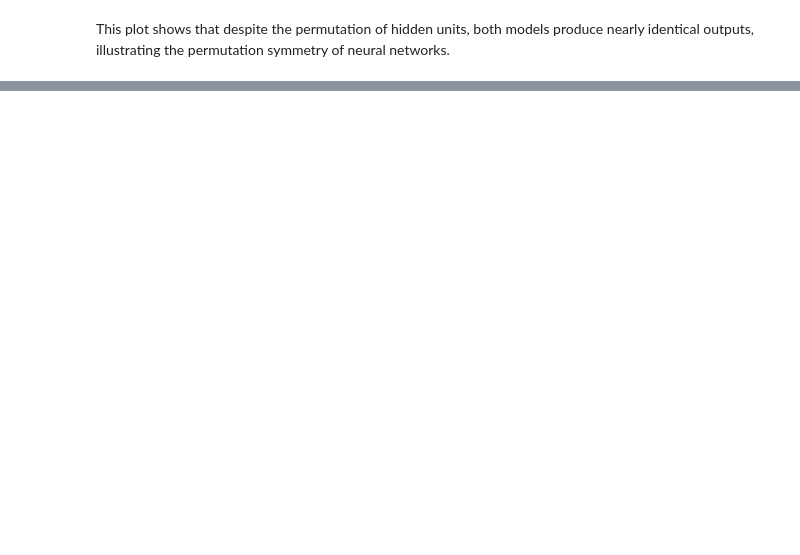
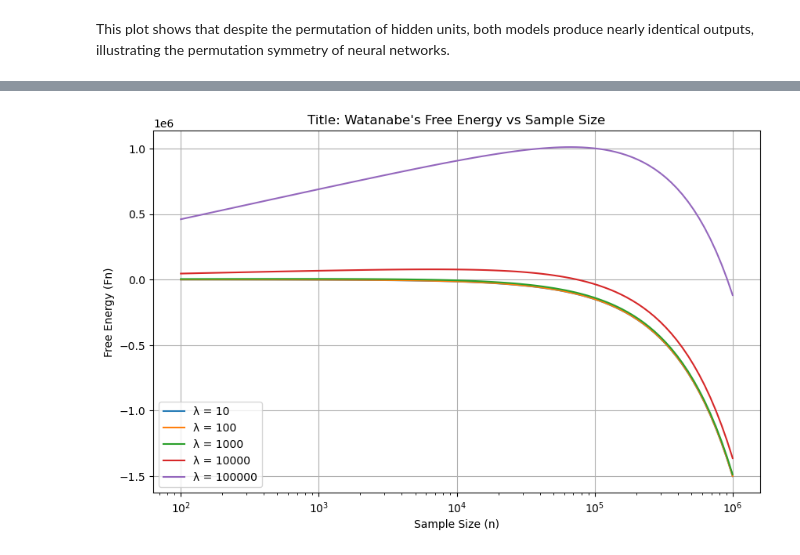
Before and after one commit to tashakim/singular-learning-theory, a Jupyter notebook: main.ipynb, the cells around one changed output, grey strips where cells are left out. Saved outputs shown, nothing was run; the diff lists cells and outputs as text; code cells hidden in the pictures; blank space fills up the shorter version.

```diff
--- a/main.ipynb
+++ b/main.ipynb
@@ -632,0 +192,23 @@ As we continue to push the boundaries of artificial intelligence, theories like
+# %%
+# Define helper for free energy
+def watanabe_free_energy(n, L_w0, lambda_rlct, m):
+    return n * L_w0 + lambda_rlct * np.log(n) - (m - 1) * np.log(np.log(n))
+
+n_values = np.logspace(2, 6, 100)
+L_w0 = -1.5
+lambdas = [10, 100, 1000, 10000, 100000]
+m = 2
+plt.figure(figsize=(10, 6))
+
+for lambda_rlct in lambdas:
+    F_n = watanabe_free_energy(n_values, L_w0, lambda_rlct, m)
+    plt.semilogx(n_values, F_n, label=f'λ = {lambda_rlct}')
+
+plt.title("Title: Watanabe's Free Energy vs Sample Size")
+plt.xlabel('Sample Size (n)')
+plt.ylabel('Free Energy (Fn)')
+plt.legend()
+plt.grid(True)
+plt.show()
+# %% [output]
+[figure, added]
```
Also changed, not shown: parts of 44 cells of this notebook, 2 other files.
